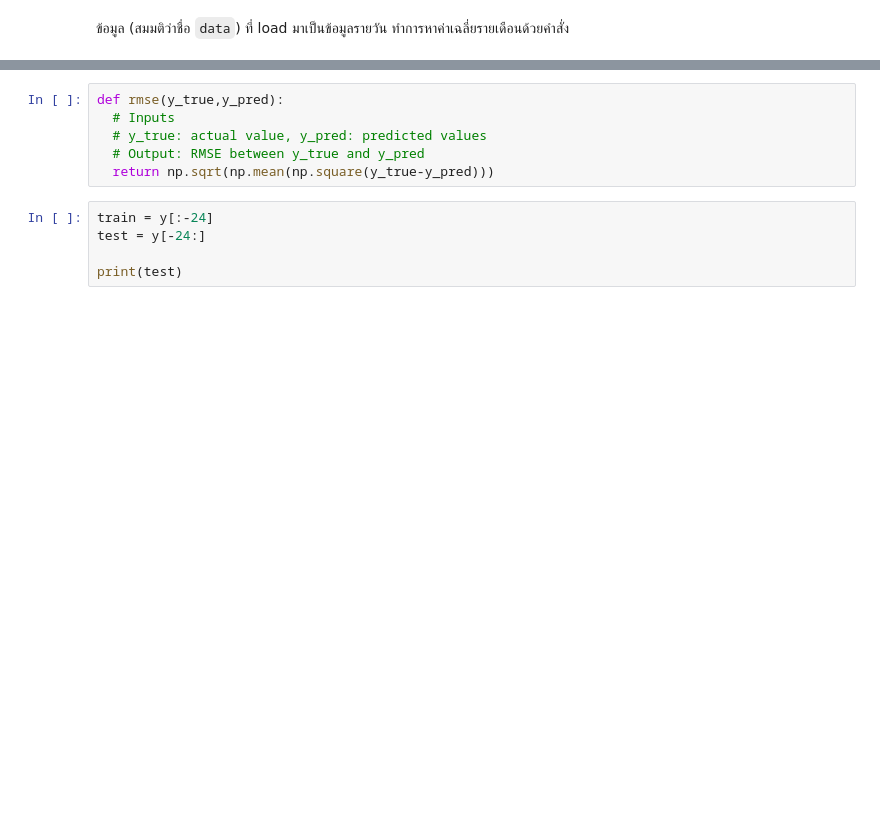
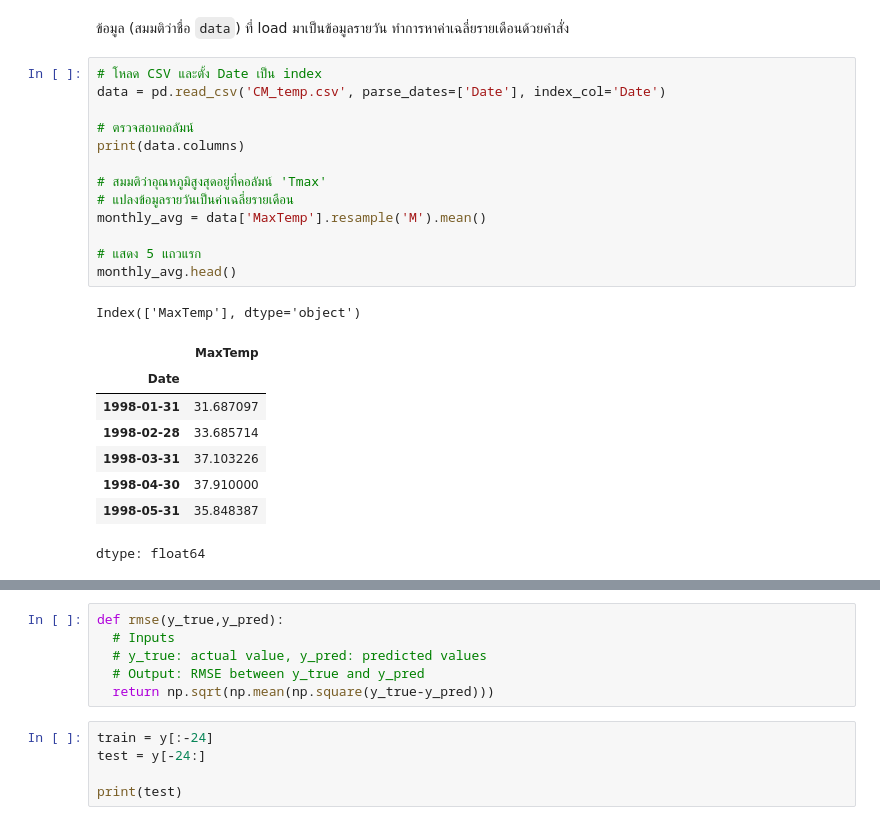
Before and after one commit to SarunDz-12/229351-StatisticalLearning-or-Statistical-Learning-Labs., a Jupyter notebook: 229351-LAB09-02.ipynb, the cells around one changed output, grey strips where cells are left out. Cells and saved outputs as stored; diff of their text form; blank space fills up the shorter version.

```diff
--- a/229351-LAB09-02.ipynb
+++ b/229351-LAB09-02.ipynb
@@ -111,2 +119,25 @@ AttributeError: module 'pandas' has no attribute 'datetime'
 # %% [markdown]
 ข้อมูล (สมมติว่าชื่อ `data`) ที่ load มาเป็นข้อมูลรายวัน ทำการหาค่าเฉลี่ยรายเดือนด้วยคำสั่ง
+# %%
+# โหลด CSV และตั้ง Date เป็น index
+data = pd.read_csv('CM_temp.csv', parse_dates=['Date'], index_col='Date')
+
+# ตรวจสอบคอลัมน์
+print(data.columns)
+
+# สมมติว่าอุณหภูมิสูงสุดอยู่ที่คอลัมน์ 'Tmax'
+# แปลงข้อมูลรายวันเป็นค่าเฉลี่ยรายเดือน
+monthly_avg = data['MaxTemp'].resample('M').mean()
+
+# แสดง 5 แถวแรก
+monthly_avg.head()
+# %% [output]
+Index(['MaxTemp'], dtype='object')
+|  | MaxTemp |
+| Date |  |
+| 1998-01-31 | 31.687097 |
+| 1998-02-28 | 33.685714 |
+| 1998-03-31 | 37.103226 |
+| 1998-04-30 | 37.910000 |
+| 1998-05-31 | 35.848387 |
+dtype: float64
```
Also changed, not shown: parts of 10 cells of this notebook.
